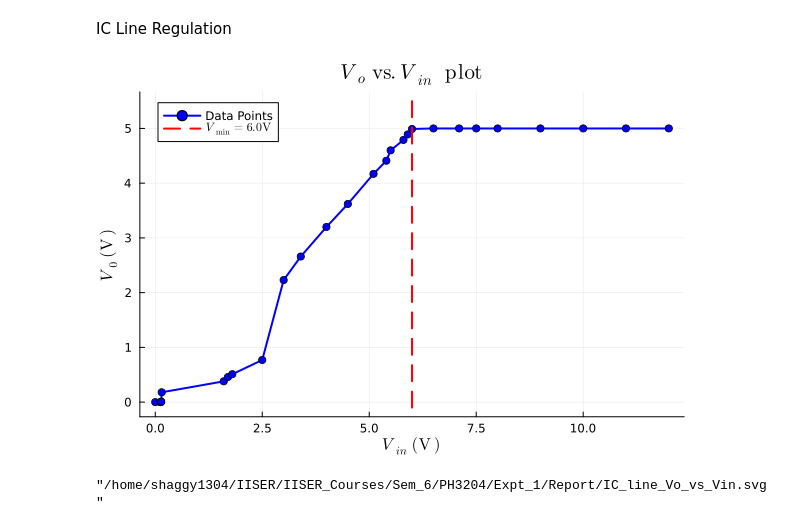
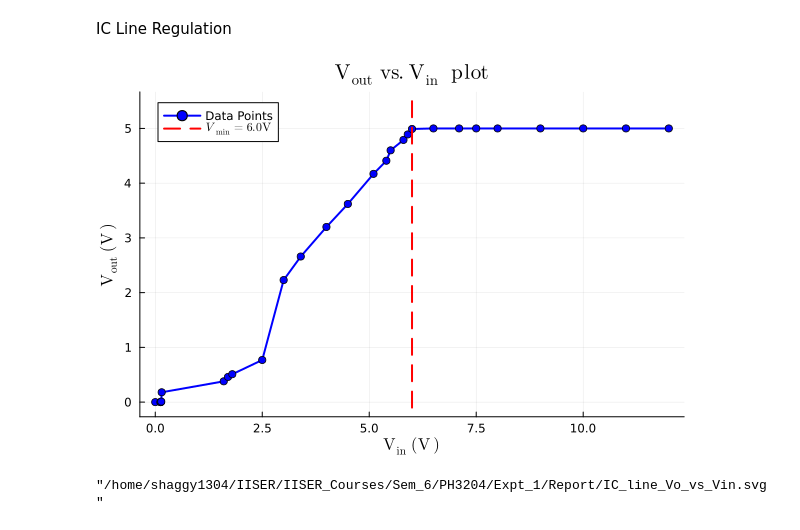
Before and after one commit to LoneWolf1304/PH3204, a Jupyter notebook: Expt_1/Report/Plots.ipynb, the cells around one changed output. Drawn from its saved outputs; the diff is of its cells as text; code cells hidden in the pictures.

```diff
--- a/Expt_1/Report/Plots.ipynb
+++ b/Expt_1/Report/Plots.ipynb
@@ -132,10 +132,10 @@ IC Line Regulation
 Vin = df4[!, 2]
 Vo = df4[!, 4];
 # %%
-plot(Vin, Vo, marker=:circle, label="Data Points", xlabel=L"V_{in} \ \mathrm{(V)}", ylabel=L"V_0  \ \mathrm{(V)}", title=L"V_o \ \mathrm{vs.}  V_{in} \ \ \mathrm{plot}", lw=2, color="blue", legend=:topleft, grid=:on)
+plot(Vin, Vo, marker=:circle, label="Data Points", xlabel=L"\mathrm{V_{in}} \ \mathrm{(V)}", ylabel=L"\mathrm{V_{out}}  \ \mathrm{(V)}", title=L"\mathrm{V_{out}} \ \mathrm{vs.}  \mathrm{V_{in}} \ \ \mathrm{plot}", lw=2, color="blue", legend=:topleft, grid=:on)
 plot!([6.0, 6.0], [-0.1,5.5], label=L"V_{\mathrm{min}} = 6.0 \mathrm{V}", lw=2, color="red", linestyle=:dash)
 # %% [output]
-[figure, old version]
+[figure, new version]
 # %%
 savefig("IC_line_Vo_vs_Vin.svg")
 # %% [output]
```
Also changed, not shown: parts of 2 cells of this notebook, 16 other files.
